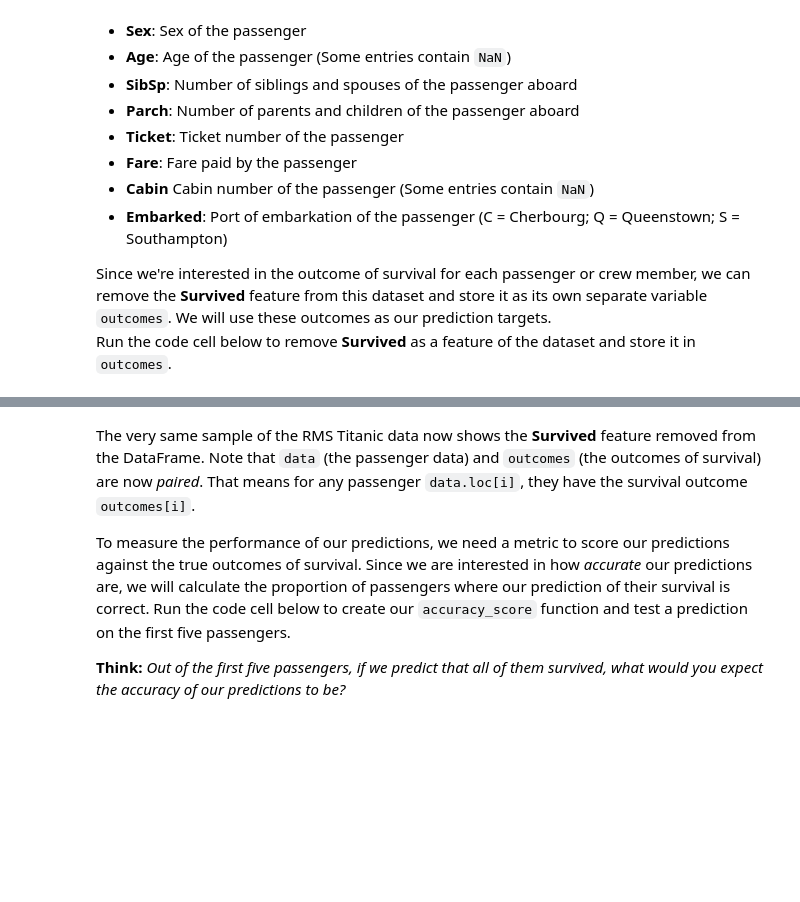
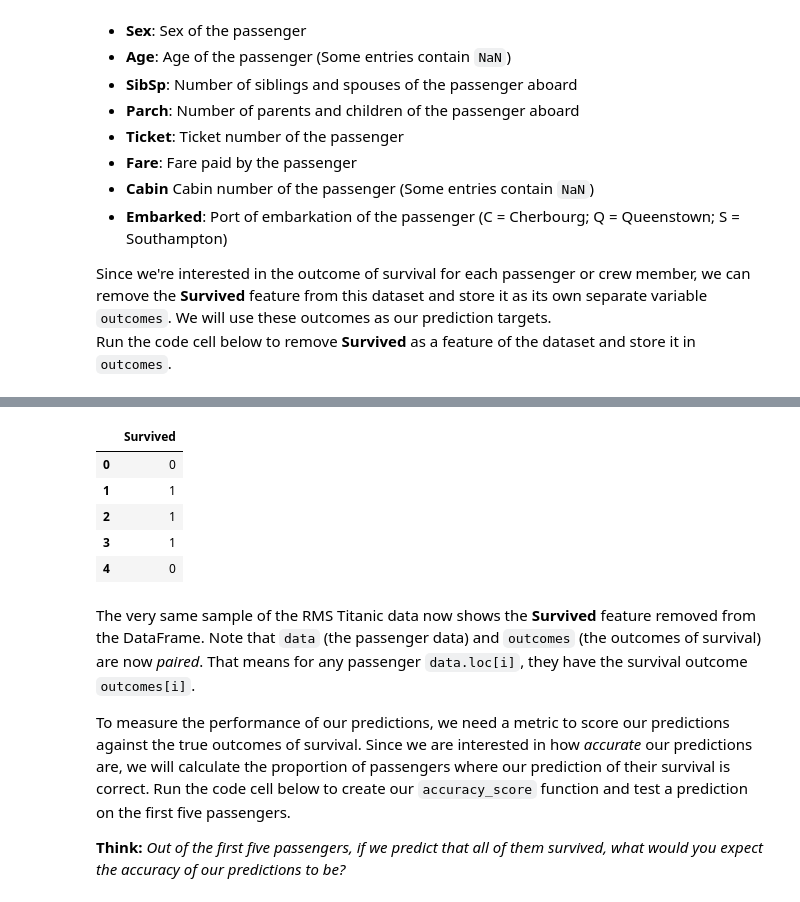
Before and after one commit to CheloGE/MachineLearningProjects, a Jupyter notebook: titanic_survival_exploration/titanic_survival_exploration.ipynb, the cells around one changed output, grey strips where cells are left out. Saved outputs shown, nothing was run; the diff lists cells and outputs as text; code cells hidden in the pictures; blank space fills up the shorter version.

```diff
--- a/titanic_survival_exploration/titanic_survival_exploration.ipynb
+++ b/titanic_survival_exploration/titanic_survival_exploration.ipynb
@@ -54,17 +55,25 @@ Run the code cell below to remove **Survived** as a feature of the dataset and s
 # %%
 # Store the 'Survived' feature in a new variable and remove it from the dataset
 outcomes = full_data['Survived']
 data = full_data.drop('Survived', axis = 1)
 
 # Show the new dataset with 'Survived' removed
 display(data.head())
+
+display(pd.DataFrame(outcomes).head())
 # %% [output]
 |  | PassengerId | Pclass | Name | Sex | Age | SibSp | Parch | Ticket | Fare | Cabin | ... |
 | 0 | 1 | 3 | Braund, Mr. Owen Harris | male | 22.0 | 1 | 0 | A/5 21171 | 7.2500 | NaN | ... |
 | 1 | 2 | 1 | Cumings, Mrs. John Bradley (Flore... | female | 38.0 | 1 | 0 | PC 17599 | 71.2833 | C85 | ... |
 | 2 | 3 | 3 | Heikkinen, Miss. Laina | female | 26.0 | 0 | 0 | STON/O2. 3101282 | 7.9250 | NaN | ... |
 | 3 | 4 | 1 | Futrelle, Mrs. Jacques Heath (Lil... | female | 35.0 | 1 | 0 | 113803 | 53.1000 | C123 | ... |
 | 4 | 5 | 3 | Allen, Mr. William Henry | male | 35.0 | 0 | 0 | 373450 | 8.0500 | NaN | ... |
+|  | Survived |
+| 0 | 0 |
+| 1 | 1 |
+| 2 | 1 |
+| 3 | 1 |
+| 4 | 0 |
 # %% [markdown]
 The very same sample of the RMS Titanic data now shows the **Survived** feature removed from the DataFrame. Note that `data` (the passenger data) and `outcomes` (the outcomes of survival) are now *paired*. That means for any passenger `data.loc[i]`, they have the survival outcome `outcomes[i]`.
 
```
Also changed, not shown: parts of 4 cells of this notebook.
